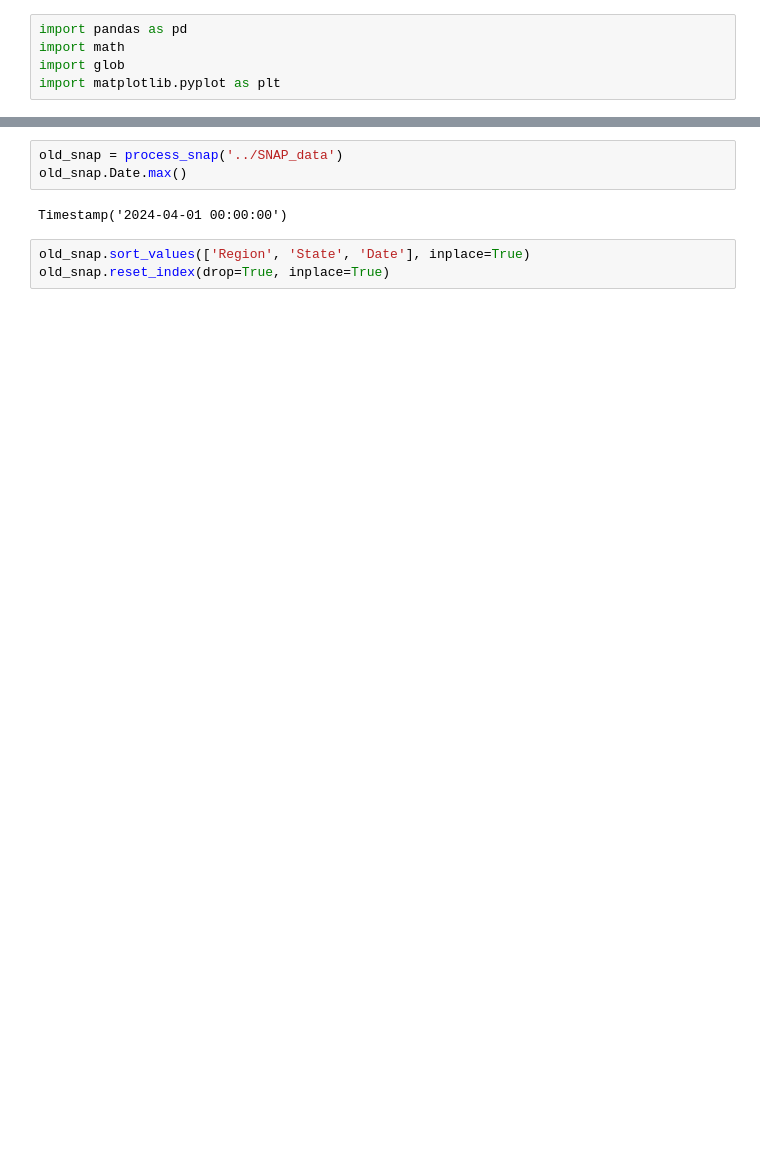
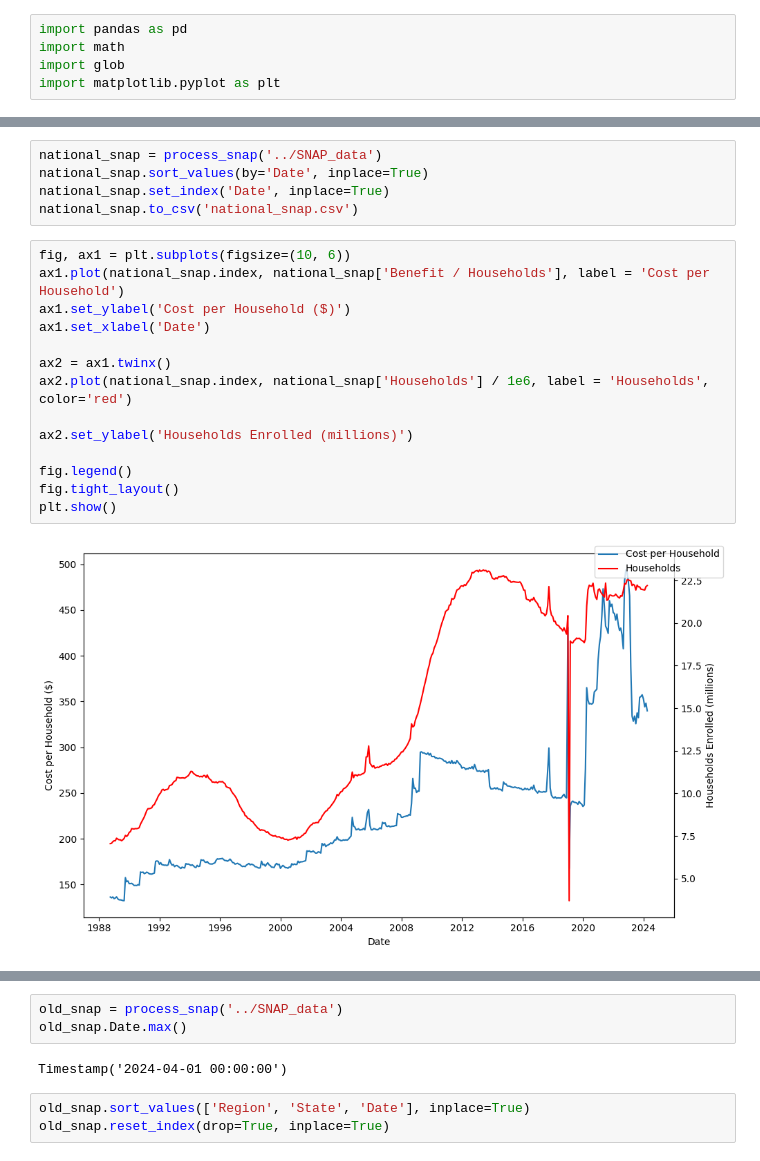
Before and after one commit to TonyZhang2004/Citadel-Summer-Datathon, a Jupyter notebook: EDA/EDA_snap.ipynb, the cells around one changed output, grey strips where cells are left out. Drawn from its saved outputs; the diff is of its cells as text; blank space fills up the shorter version.

Commit message:
added some more EDA & national SNAP trends

```diff
--- a/EDA/EDA_snap.ipynb
+++ b/EDA/EDA_snap.ipynb
@@ -70,3 +110,24 @@ def process_year_new(year_data):
     ret = pd.DataFrame(ret, columns=['Date', 'Households', 'Persons', 'Cost', 'Benefit / Households', 'Benefit / Persons', 'State', 'Region']).dropna()
     ret['Date'] = pd.to_datetime(ret['Date'])
     return ret
+# %%
+national_snap = process_snap('../SNAP_data')
+national_snap.sort_values(by='Date', inplace=True)
+national_snap.set_index('Date', inplace=True)
+national_snap.to_csv('national_snap.csv')
+# %%
+fig, ax1 = plt.subplots(figsize=(10, 6))
+ax1.plot(national_snap.index, national_snap['Benefit / Households'], label = 'Cost per Household')
+ax1.set_ylabel('Cost per Household ($)')
+ax1.set_xlabel('Date')
+
+ax2 = ax1.twinx()
+ax2.plot(national_snap.index, national_snap['Households'] / 1e6, label = 'Households', color='red')
+
+ax2.set_ylabel('Households Enrolled (millions)')
+
+fig.legend()
+fig.tight_layout()
+plt.show()
+# %% [output]
+[figure, added]
```
Also changed, not shown: parts of 11 cells of this notebook, 3 other files.
